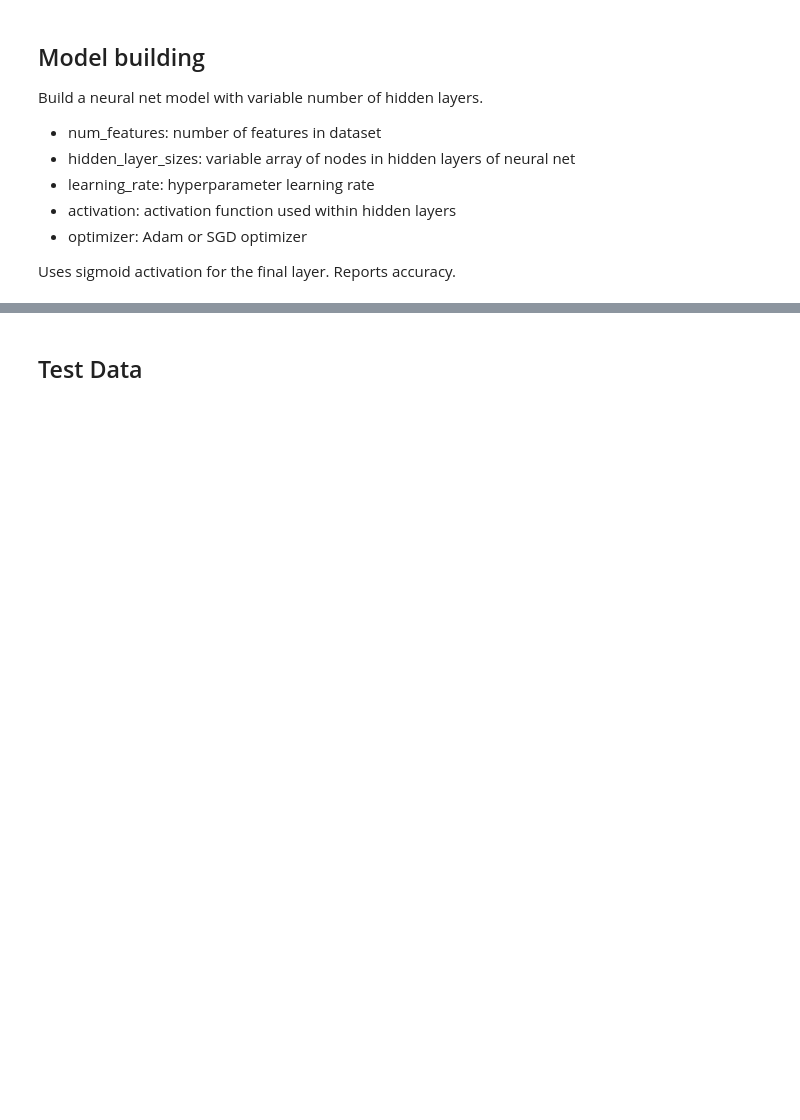
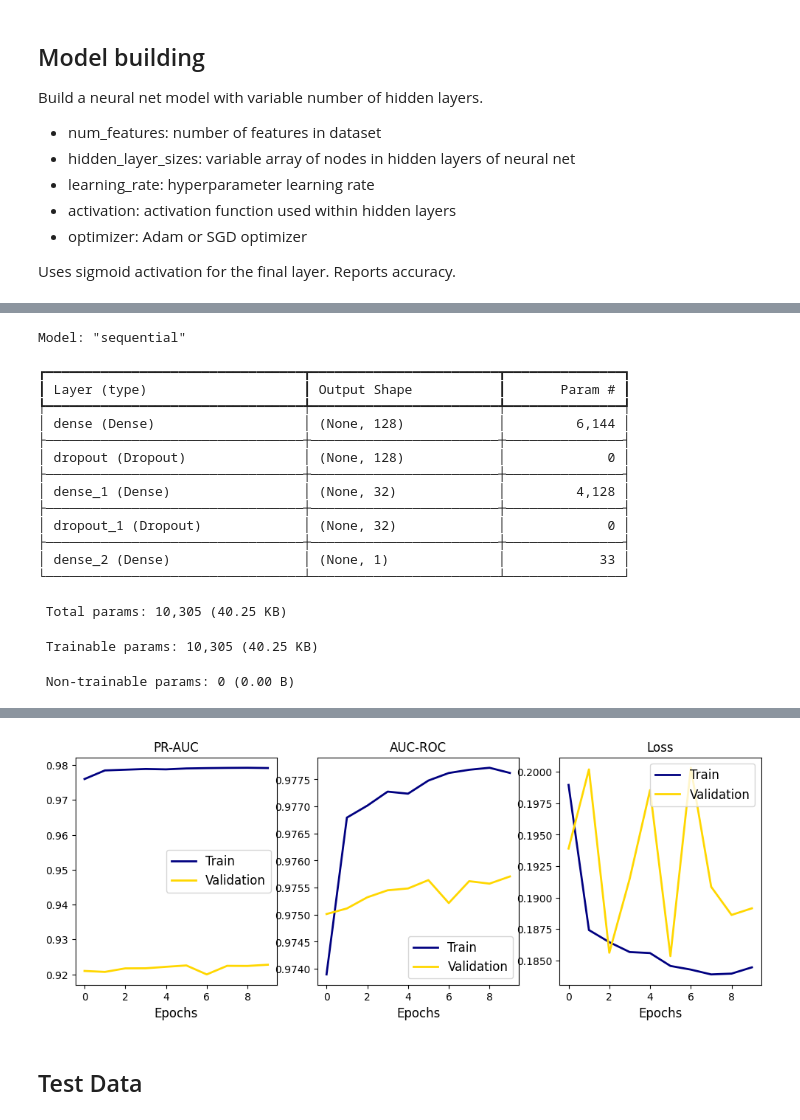
Before and after one commit to daveschaaf/mids_207_project, a Jupyter notebook: notebooks/product_recommendation_02.ipynb, the cells around one changed output, grey strips where cells are left out. Drawn from its saved outputs; the diff is of its cells as text; code cells hidden in the pictures; blank space fills up the shorter version.

```diff
--- a/notebooks/product_recommendation_02.ipynb
+++ b/notebooks/product_recommendation_02.ipynb
@@ -294,25 +268,17 @@ def build_recommendation_model(num_features,
     tf.random.set_seed(67)
 
     model = tf.keras.Sequential()
+    model.add(tf.keras.Input(shape=(num_features,)))
     for i, layer_units in enumerate(hidden_layer_sizes):
-        if i == 0:
-            layer = tf.keras.layers.Dense(
-                units=layer_units,
-                input_shape=(num_features,),
-                use_bias=True,
-                activation=activation,
-                kernel_initializer=tf.initializers.RandomNormal(stddev=0.01),
-                bias_initializer=tf.initializers.RandomNormal(stddev=0.01)
-            )
-        else:
-            layer = tf.keras.layers.Dense(
-                units=layer_units,
-                use_bias=True,
-                activation=activation,
-                kernel_initializer=tf.initializers.RandomNormal(stddev=0.01),
-                bias_initializer=tf.initializers.RandomNormal(stddev=0.01)
-            )
+        layer = tf.keras.layers.Dense(
+            units=layer_units,
+            use_bias=True,
+            activation=activation,
+            kernel_initializer=tf.initializers.RandomNormal(stddev=0.01),
+            bias_initializer=tf.initializers.RandomNormal(stddev=0.01)
+        )
         model.add(layer)
+        model.add(tf.keras.layers.Dropout(0.5))
 
     model.add(tf.keras.layers.Dense(
         units=1,
@@ -334,6 +300,7 @@ def build_recommendation_model(num_features,
         loss=tf.keras.losses.BinaryCrossentropy(),
         optimizer=keras_optimizer,
         metrics=[
+            tf.keras.metrics.AUC(name='auc_roc', curve='ROC'),
             tf.keras.metrics.AUC(name='pr_auc', curve='PR'),
             tf.keras.metrics.Precision(name='precision'),
             tf.keras.metrics.Recall(name='recall')
@@ -344,7 +311,7 @@ def build_recommendation_model(num_features,
 # %%
 
 model = build_recommendation_model(X_train_scaled.shape[1],
-                                    hidden_layer_sizes=[256,32],
+                                    hidden_layer_sizes=[128,32],
                                     learning_rate=0.001,
                                     activation='relu',
                                     optimizer="Adam")
@@ -358,14 +325,22 @@ history = model.fit(X_train_scaled, y_train,
 
 history=history.history
 fig = plt.figure(figsize=(12, 4))
-ax = fig.add_subplot(1, 2, 1)
+ax = fig.add_subplot(1, 3, 1)
 plt.plot(history['pr_auc'], lw=2, color='navy')
 plt.plot(history['val_pr_auc'], lw=2, color='gold')
 plt.legend(['Train', 'Validation'], fontsize=12)
 ax.set_xlabel('Epochs', size=12)
 ax.set_title('PR-AUC', size=12)
 
-ax = fig.add_subplot(1, 2, 2)
+ax = fig.add_subplot(1, 3, 2)
+plt.plot(history['auc_roc'], lw=2, color='navy')
+plt.plot(history['val_auc_roc'], lw=2, color='gold')
+plt.legend(['Train', 'Validation'], fontsize=12)
+ax.set_xlabel('Epochs', size=12)
+ax.set_title('AUC-ROC', size=12)
+
+
+ax = fig.add_subplot(1, 3, 3)
 plt.plot(history['loss'], lw=2, color='navy')
 plt.plot(history['val_loss'], lw=2, color='gold')
 plt.legend(['Train', 'Validation'], fontsize=12)
@@ -373,3 +348,21 @@ ax.set_xlabel('Epochs', size=12)
 ax.set_title('Loss', size=12)
 
 plt.show()
+# %% [output]
+Model: "sequential"
+┏━━━━━━━━━━━━━━━━━━━━━━━━━━━━━━━━━┳━━━━━━━━━━━━━━━━━━━━━━━━┳━━━━━━━━━━━━━━━┓
+┃ Layer (type)                    ┃ Output Shape           ┃       Param # ┃
+┡━━━━━━━━━━━━━━━━━━━━━━━━━━━━━━━━━╇━━━━━━━━━━━━━━━━━━━━━━━━╇━━━━━━━━━━━━━━━┩
+│ dense (Dense)                   │ (None, 128)            │         6,144 │
+├─────────────────────────────────┼────────────────────────┼───────────────┤
+│ dropout (Dropout)               │ (None, 128)            │             0 │
+├─────────────────────────────────┼────────────────────────┼───────────────┤
+│ dense_1 (Dense)                 │ (None, 32)             │         4,128 │
+├─────────────────────────────────┼────────────────────────┼───────────────┤
+│ dropout_1 (Dropout)             │ (None, 32)             │             0 │
+├─────────────────────────────────┼────────────────────────┼───────────────┤
+│ dense_2 (Dense)                 │ (None, 1)              │            33 │
+└─────────────────────────────────┴────────────────────────┴───────────────┘
+ Total params: 10,305 (40.25 KB)
+ Trainable params: 10,305 (40.25 KB)
+ Non-trainable params: 0 (0.00 B)
@@ -376,3 +389,4 @@ plt.show()
+[figure, added]
 # %% [markdown]
 ## Test Data
 # %%
```
Also changed, not shown: parts of 15 cells of this notebook, 3 other files.
